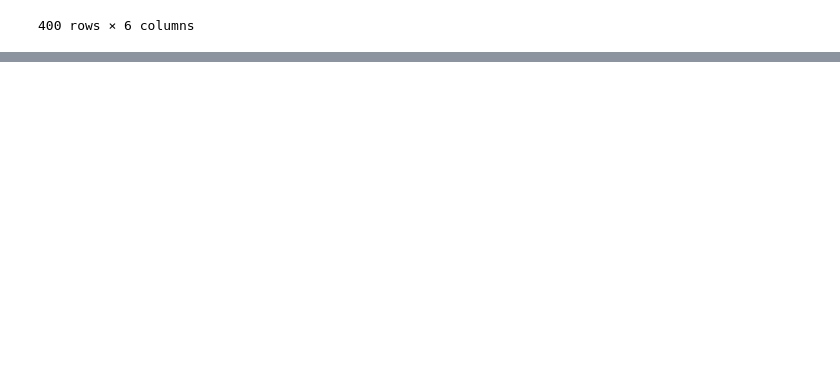
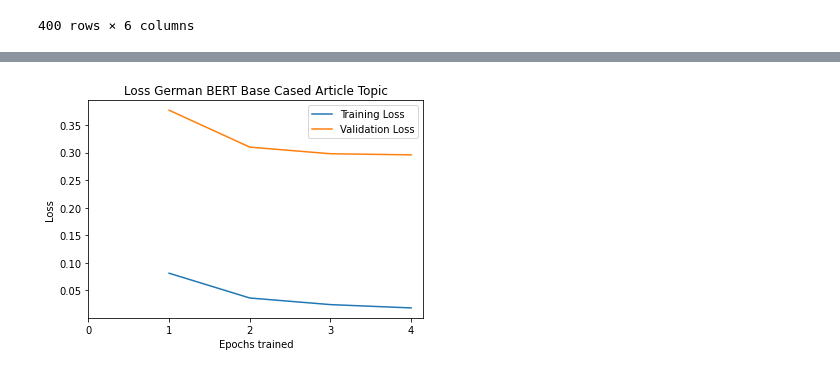
Before and after one commit to KirchnerS/Masterarbeit, a Jupyter notebook: graphs.ipynb, the cells around one changed output, grey strips where cells are left out. Cells and saved outputs as stored; diff of their text form; code cells hidden in the pictures; blank space fills up the shorter version.

```diff
--- a/graphs.ipynb
+++ b/graphs.ipynb
@@ -952,0 +967,13 @@ plt.show()
+# %%
+fig, ax = plt.subplots()
+plt.plot([1,2,3,4],[0.081 , 0.036, 0.024, 0.018], label='Training Loss')
+plt.plot([1,2,3,4],[0.377 ,0.310, 0.298, 0.296], label='Validation Loss')
+ax.xaxis.set_major_locator(MaxNLocator(integer=True))
+ax.set_xlim(xmin=0)
+ax.set_ylabel("Loss")
+ax.set_xlabel("Epochs trained")
+ax.set_title("Loss German BERT Base Cased Article Topic")
+plt.legend()
+plt.show()
+# %% [output]
+[figure, added]
```
Also changed, not shown: parts of 10 cells of this notebook, 3 other files.
